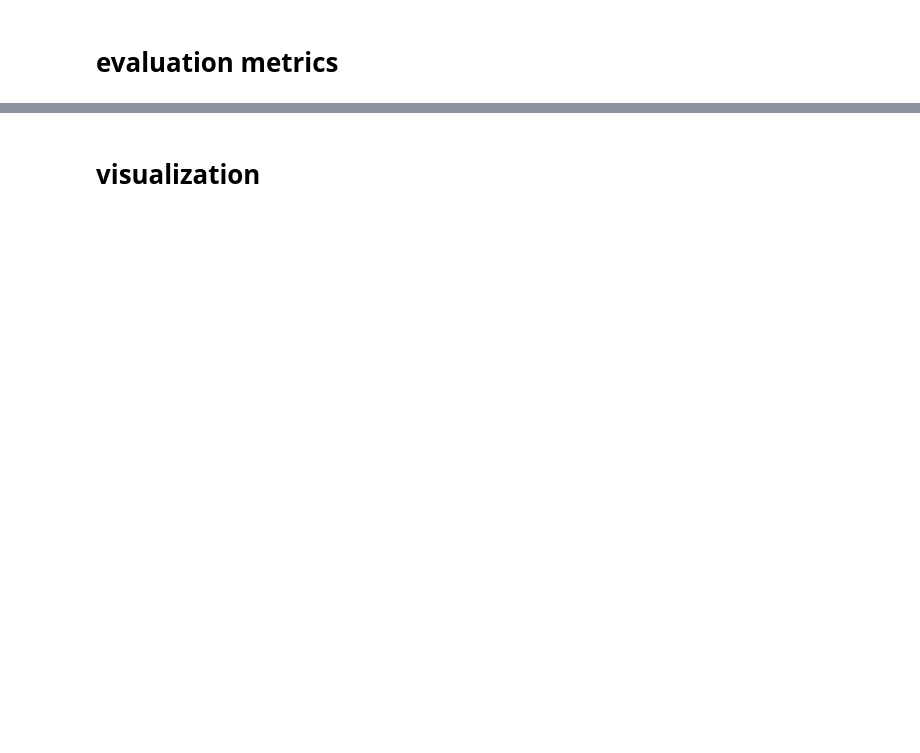
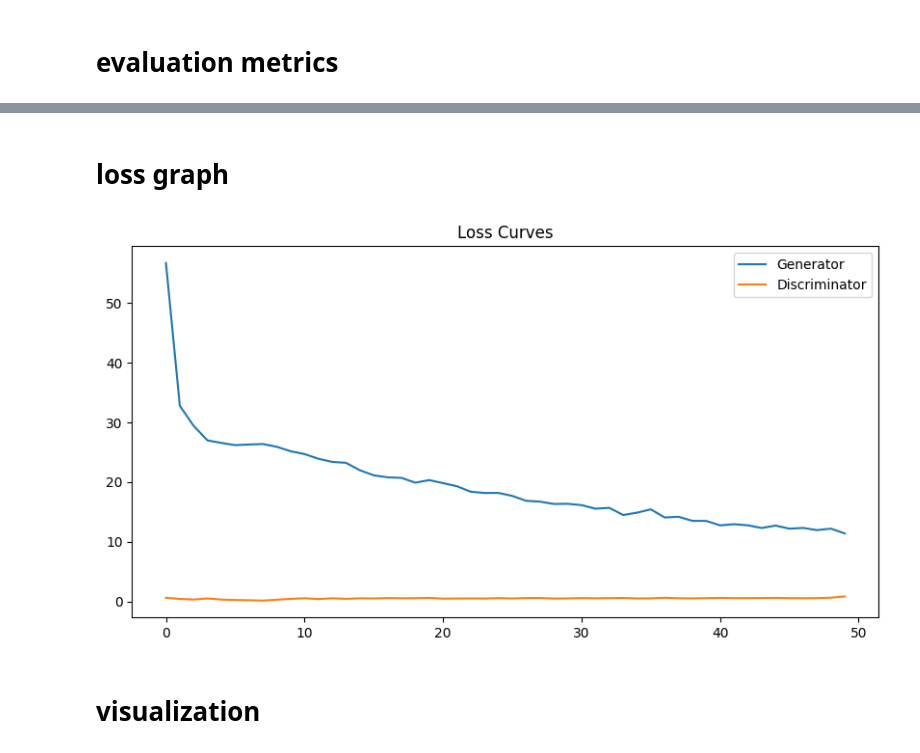
Before and after one commit to sahabg245/pix2pix-image-translation, a Jupyter notebook: pix2pix.ipynb, the cells around one changed output, grey strips where cells are left out. Saved outputs shown, nothing was run; the diff lists cells and outputs as text; code cells hidden in the pictures; blank space fills up the shorter version.

```diff
--- a/pix2pix.ipynb
+++ b/pix2pix.ipynb
@@ -178,0 +97,22 @@ PairedImageDataset class defined
+# %%
+if DATASET_MODE == 'face':
+    input_dir = FACE_PATH + "/sketches"
+    target_dir = FACE_PATH + "/photos"
+
+elif DATASET_MODE == 'anime':
+    input_dir = ANIME_PATH + "/sketch"
+    target_dir = ANIME_PATH + "/color"
+
+dataset = PairedDataset(input_dir, target_dir)
+
+train_size = int(0.9 * len(dataset))
+val_size = len(dataset) - train_size
+
+train_data, val_data = random_split(dataset, [train_size, val_size])
+
+train_loader = DataLoader(train_data, batch_size=BATCH_SIZE, shuffle=True, num_workers=NUM_WORKERS)
+val_loader = DataLoader(val_data, batch_size=4, shuffle=False)
+
+print("Total:", len(dataset))
+print("Train:", len(train_data))
+print("Val:", len(val_data))
@@ -388,0 +245,5 @@ except Exception as e:
+# %%
+gen = Generator().to(device)
+disc = Discriminator().to(device)
+
+print("Models Loaded")
@@ -426,2 +254,10 @@ Loss functions defined
+# %%
+bce = nn.BCEWithLogitsLoss()
+l1 = nn.L1Loss()
+
+opt_g = optim.Adam(gen.parameters(), lr=LR, betas=(BETA1,BETA2))
+opt_d = optim.Adam(disc.parameters(), lr=LR, betas=(BETA1,BETA2))
+
+scaler = torch.amp.GradScaler("cuda")
 # %% [markdown]
 # evaluation metrics
@@ -505,2 +337,13 @@ print("✓ Metrics class defined")
+# %% [markdown]
+# loss graph
+# %%
+plt.figure(figsize=(10,5))
+plt.plot(g_losses,label="Generator")
+plt.plot(d_losses,label="Discriminator")
+plt.legend()
+plt.title("Loss Curves")
+plt.show()
+# %% [output]
+[figure, added]
 # %% [markdown]
 # visualization
```
Also changed, not shown: parts of 36 cells of this notebook.
